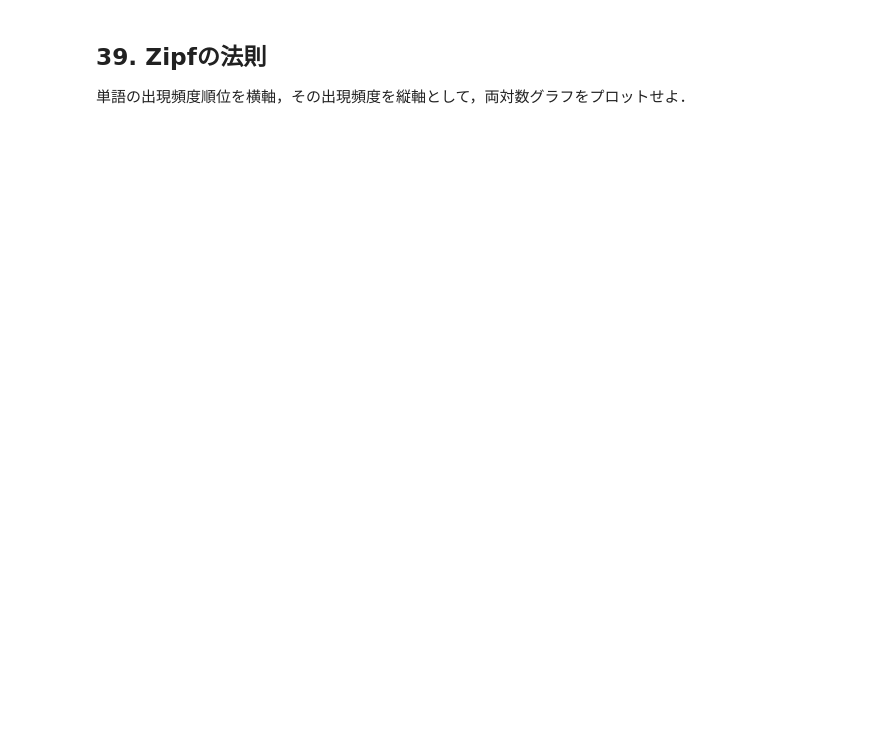
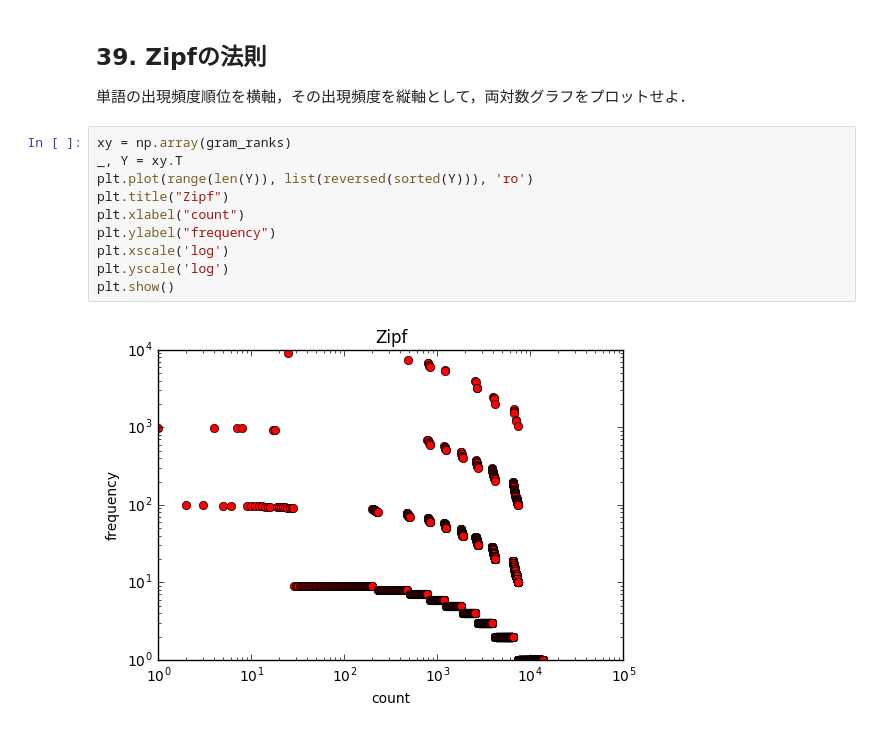
Before and after one commit to elzup/100-knock, a Jupyter notebook: python/chap04/chap04.ipynb, the cells around one changed output. Drawn from its saved outputs; the diff is of its cells as text; blank space fills up the shorter version.

```diff
--- a/python/chap04/chap04.ipynb
+++ b/python/chap04/chap04.ipynb
@@ -96,3 +171,15 @@ TypeError: list indices must be integers or slices, not str
 # %% [markdown]
 ## 39. Zipfの法則
 単語の出現頻度順位を横軸，その出現頻度を縦軸として，両対数グラフをプロットせよ．
+# %%
+xy = np.array(gram_ranks)
+_, Y = xy.T
+plt.plot(range(len(Y)), list(reversed(sorted(Y))), 'ro')
+plt.title("Zipf")
+plt.xlabel("count")
+plt.ylabel("frequency")
+plt.xscale('log')
+plt.yscale('log')
+plt.show()
+# %% [output]
+[figure, added]
```
Also changed, not shown: parts of 6 cells of this notebook.
